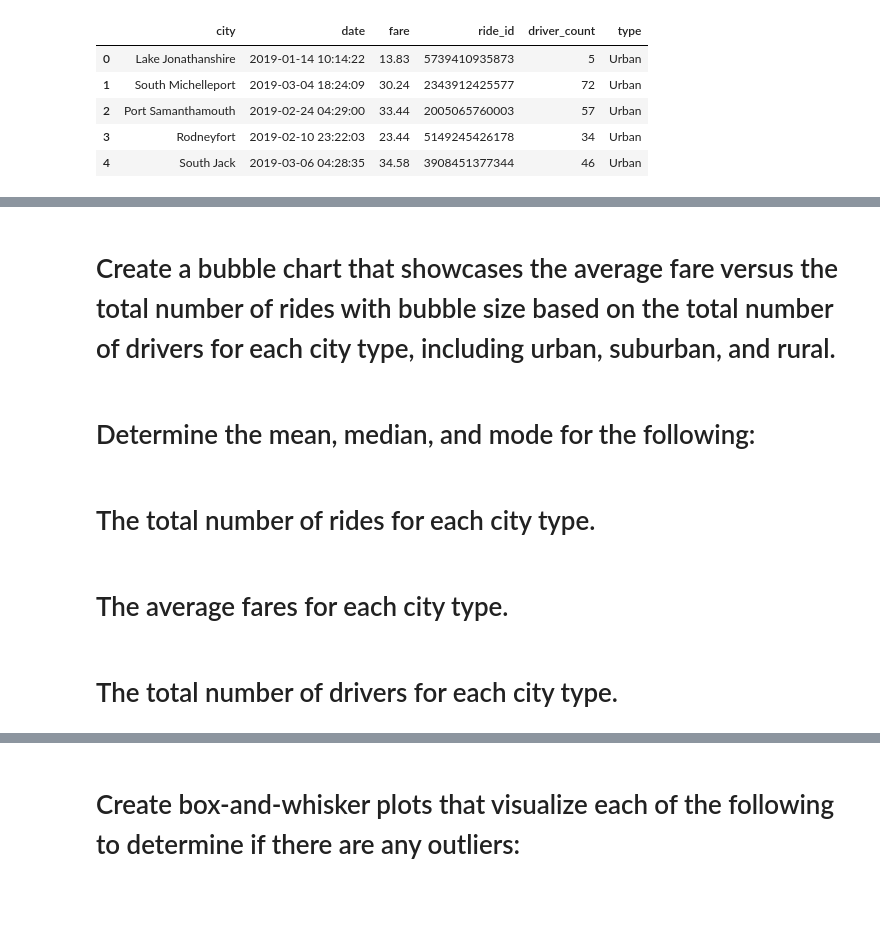
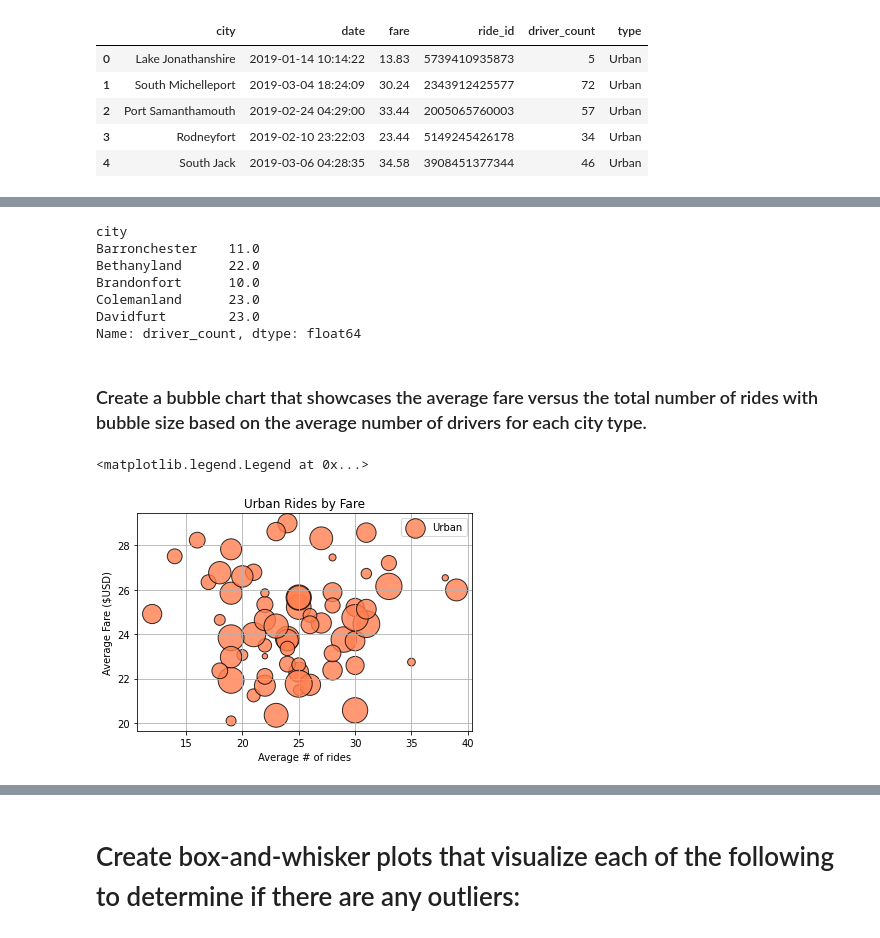
Before and after one commit to LJD0/Rideshare_Analysis, a Jupyter notebook: PyBer_Ride_Data.ipynb, the cells around one changed output, grey strips where cells are left out. Saved outputs shown, nothing was run; the diff lists cells and outputs as text; code cells hidden in the pictures; blank space fills up the shorter version.

Commit message:
5.3 commit
added new dataframes and plotted bubble chart with summary data

```diff
--- a/PyBer_Ride_Data.ipynb
+++ b/PyBer_Ride_Data.ipynb
@@ -92,0 +95,3 @@ Pyber_df.head()
+# %%
+urban_df = Pyber_df[Pyber_df['type']=='Urban']
+urban_df.head()
@@ -92,0 +154,3 @@ Pyber_df.head()
+# %%
+urban_rides = urban_df.groupby('city').count()['ride_id']
+urban_rides
@@ -92,0 +218,3 @@ Pyber_df.head()
+# %%
+urban_fare = urban_df.groupby('city').mean()['fare']
+urban_fare
@@ -92,0 +282,3 @@ Pyber_df.head()
+# %%
+urban_driver = urban_df.groupby('city').mean()['driver_count']
+urban_driver.head()
@@ -93,10 +293,26 @@ Pyber_df.head()
+# %%
+suburban_driver = suburban_df.groupby('city').mean()['driver_count']
+suburban_driver.head()
+# %% [output]
+city
+Barronchester    11.0
+Bethanyland      22.0
+Brandonfort      10.0
+Colemanland      23.0
+Davidfurt        23.0
+Name: driver_count, dtype: float64
 # %% [markdown]
-# Create a bubble chart that showcases the average fare versus the total number of rides with bubble size based on the total number of drivers for each city type, including urban, suburban, and rural.
+### Create a bubble chart that showcases the average fare versus the total number of rides with bubble size based on the average number of drivers for each city type.
-# %% [markdown]
-# Determine the mean, median, and mode for the following:
-# %% [markdown]
-# The total number of rides for each city type.
-# %% [markdown]
-# The average fares for each city type.
-# %% [markdown]
-# The total number of drivers for each city type.
+# %%
+fig, ax = plt.subplots()
+
+ax.scatter(urban_rides,urban_fare, s=urban_driver*10,c='coral',edgecolors="black",alpha=.8,linewidth=1,label='Urban')
+
+ax.set_title("Urban Rides by Fare")
+ax.set_xlabel("Average # of rides")
+ax.set_ylabel("Average Fare ($USD)")
+ax.grid(True)
+ax.legend()
+# %% [output]
+<matplotlib.legend.Legend at 0x...>
+[figure, added]
```
Also changed, not shown: parts of 20 cells of this notebook.
